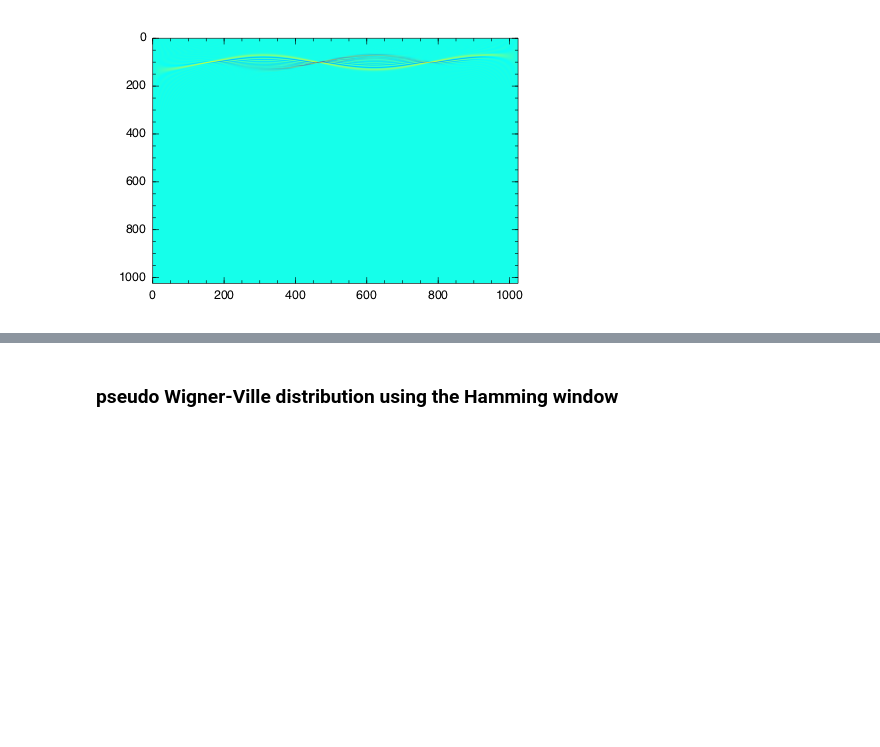
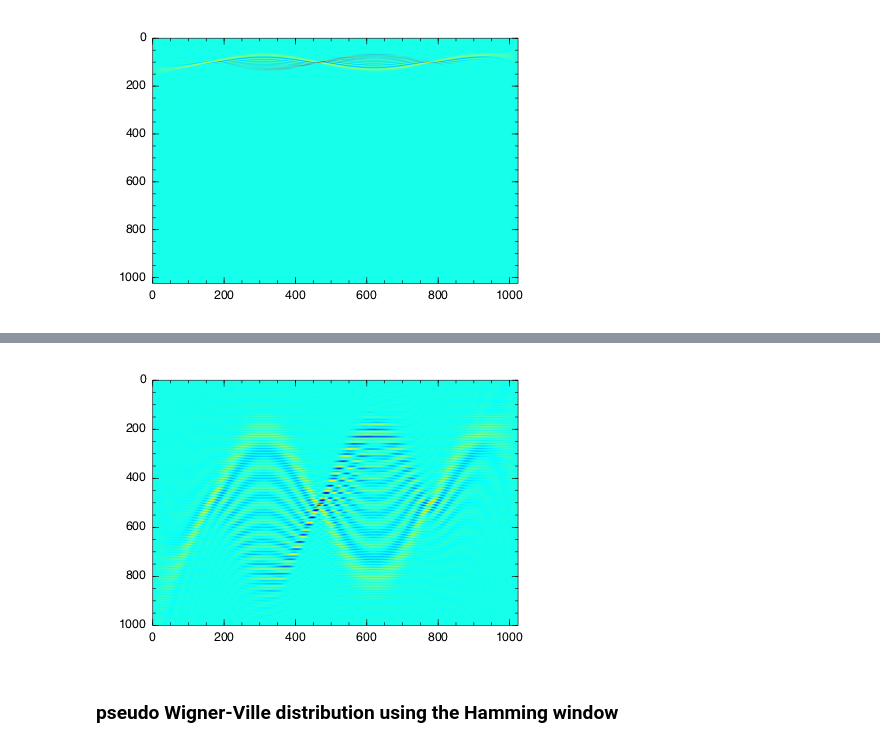
Before and after one commit to HajimeKawahara/juwvid, a Jupyter notebook: sample.ipynb, the cells around one changed output, grey strips where cells are left out. Cells and saved outputs as stored; diff of their text form; code cells hidden in the pictures; blank space fills up the shorter version.

```diff
--- a/sample.ipynb
+++ b/sample.ipynb
@@ -44,0 +52,4 @@ imagesc(tfr)
+# %%
+fin=collect(linspace(50,150,1000));
+# %%
+tfrf=cohenclass.tfrwv(z,NaN,NaN,fin,NaN,0)
@@ -45,3 +75,7 @@ imagesc(tfr)
+# %%
+imagesc(real(tfrf))
+# %% [output]
+[figure, added]
 # %% [markdown]
 ### pseudo Wigner-Ville distribution using the Hamming window
 # %%
```
Also changed, not shown: parts of 8 cells of this notebook, 2 other files.
